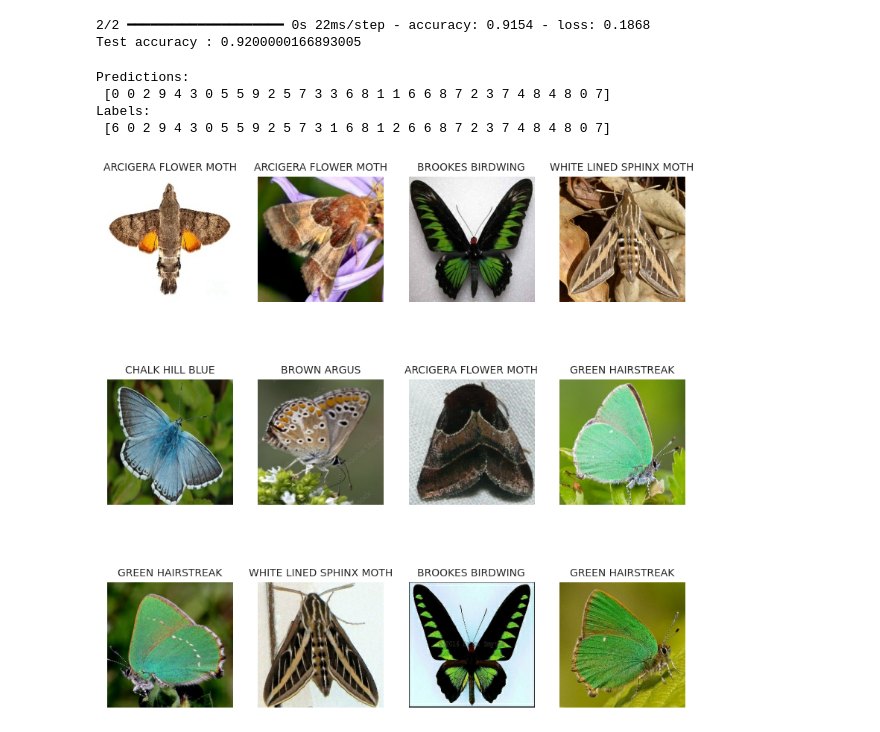
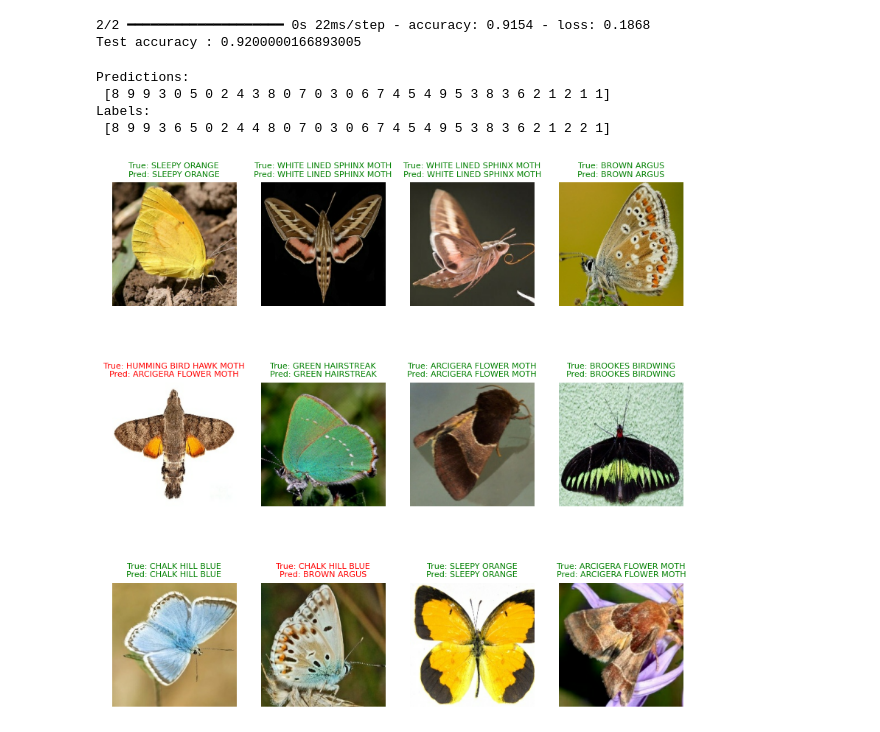
Before and after one commit to hifsakazmi/computer-vision-in-python, a Jupyter notebook: Butterfly_Image_Classification_Transfer_Learning.ipynb, the cells around one changed output. Cells and saved outputs as stored; diff of their text form; code cells hidden in the pictures.

Commit message:
Added true and predicted labels to images after predictions.

```diff
--- a/Butterfly_Image_Classification_Transfer_Learning.ipynb
+++ b/Butterfly_Image_Classification_Transfer_Learning.ipynb
@@ -544,21 +544,30 @@ Test accuracy : 0.9200000166893005
 # %%
 # Retrieve a batch of images from the test set
 image_batch, label_batch = test_dataset.as_numpy_iterator().next()
 predictions = model.predict_on_batch(image_batch)
 predicted_classes = np.argmax(predictions, axis=1)
 
 print('Predictions:\n', predicted_classes)
 print('Labels:\n', label_batch)
 
 plt.figure(figsize=(10, 10))
 for i in range(12):
   ax = plt.subplot(3, 4, i + 1)
   plt.imshow(image_batch[i].astype("uint8"))
-  plt.title(class_names[predicted_classes[i]], fontsize=10)
+  true_label = class_names[label_batch[i]]  # Get true label
+  predicted_label = class_names[predicted_classes[i]]  # Get predicted label
+
+  if true_label == predicted_label:
+    color = 'green'  # Correct prediction
+  else:
+    color = 'red'  # Incorrect prediction
+  plt.title(f"True: {true_label}\nPred: {predicted_label}", color=color, fontsize=8)
+  #plt.title(class_names[predicted_classes[i]], fontsize=8)
+
   plt.axis("off")
 # %% [output]
 Predictions:
- [0 0 2 9 4 3 0 5 5 9 2 5 7 3 3 6 8 1 1 6 6 8 7 2 3 7 4 8 4 8 0 7]
+ [8 9 9 3 0 5 0 2 4 3 8 0 7 0 3 0 6 7 4 5 4 9 5 3 8 3 6 2 1 2 1 1]
 Labels:
- [6 0 2 9 4 3 0 5 5 9 2 5 7 3 1 6 8 1 2 6 6 8 7 2 3 7 4 8 4 8 0 7]
+ [8 9 9 3 6 5 0 2 4 4 8 0 7 0 3 0 6 7 4 5 4 9 5 3 8 3 6 2 1 2 2 1]
-[figure, old version]
+[figure, new version]
```
